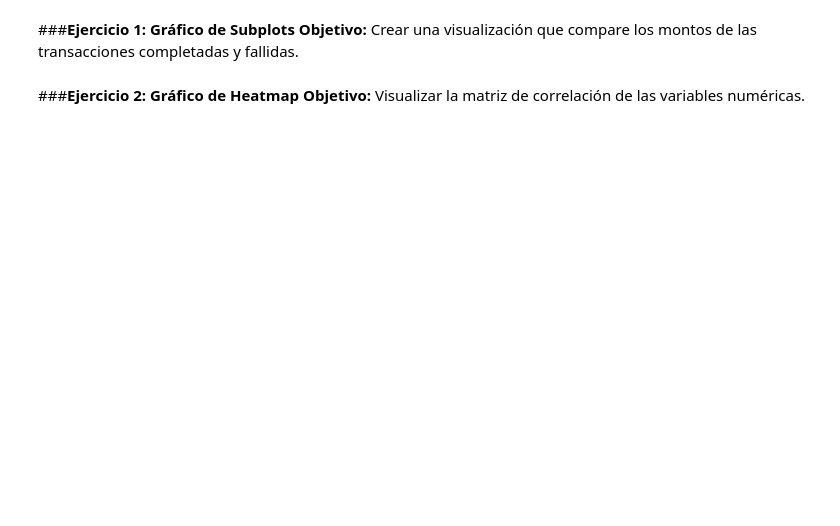
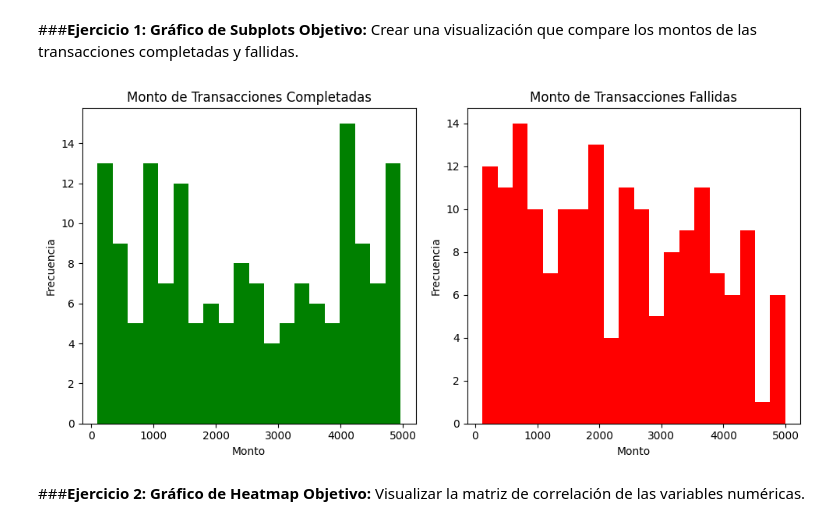
Before and after one commit to GustavoBD-Dev/AnalyticalModelsWithPythonCourse, a Jupyter notebook: 04_Matplotlib.ipynb, the cells around one changed output. Drawn from its saved outputs; the diff is of its cells as text; code cells hidden in the pictures; blank space fills up the shorter version.

```diff
--- a/04_Matplotlib.ipynb
+++ b/04_Matplotlib.ipynb
@@ -192,6 +192,35 @@ df.head()
 # %% [markdown]
 ###**Ejercicio 1: Gráfico de Subplots**
 **Objetivo:** Crear una visualización que compare los montos de las transacciones completadas y fallidas.
+# %%
+import matplotlib.pyplot as plt
+
+# Filtrar las transacciones completadas y fallidas
+df_completadas = df[df['Estado'] == 'Completada']
+df_fallidas = df[df['Estado'] == 'Fallida']
+
+# Crear la figura y los subplots
+fig, (ax1, ax2) = plt.subplots(1, 2, figsize=(10, 5))
+
+# Gráfico para transacciones completadas
+ax1.hist(df_completadas['Monto'], bins=20, color='green')
+ax1.set_title('Monto de Transacciones Completadas')
+ax1.set_xlabel('Monto')
+ax1.set_ylabel('Frecuencia')
+
+# Gráfico para transacciones fallidas
+ax2.hist(df_fallidas['Monto'], bins=20, color='red')
+ax2.set_title('Monto de Transacciones Fallidas')
+ax2.set_xlabel('Monto')
+ax2.set_ylabel('Frecuencia')
+
+# Ajustar el espaciado entre los subplots
+plt.tight_layout()
+
+# Mostrar el gráfico
+plt.show()
+# %% [output]
+[figure, added]
 # %% [markdown]
 ###**Ejercicio 2: Gráfico de Heatmap**
 **Objetivo:** Visualizar la matriz de correlación de las variables numéricas.
```
Also changed, not shown: parts of 8 cells of this notebook.
